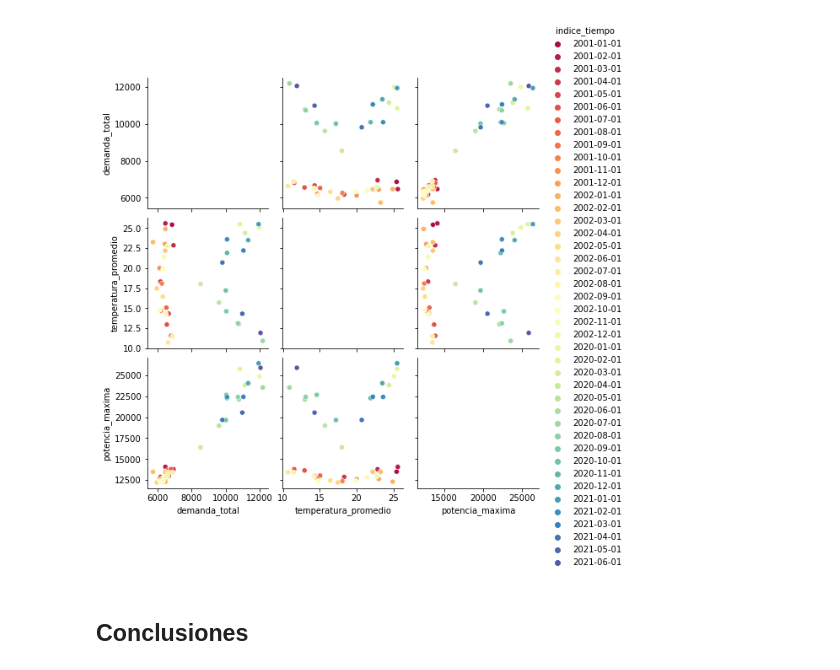
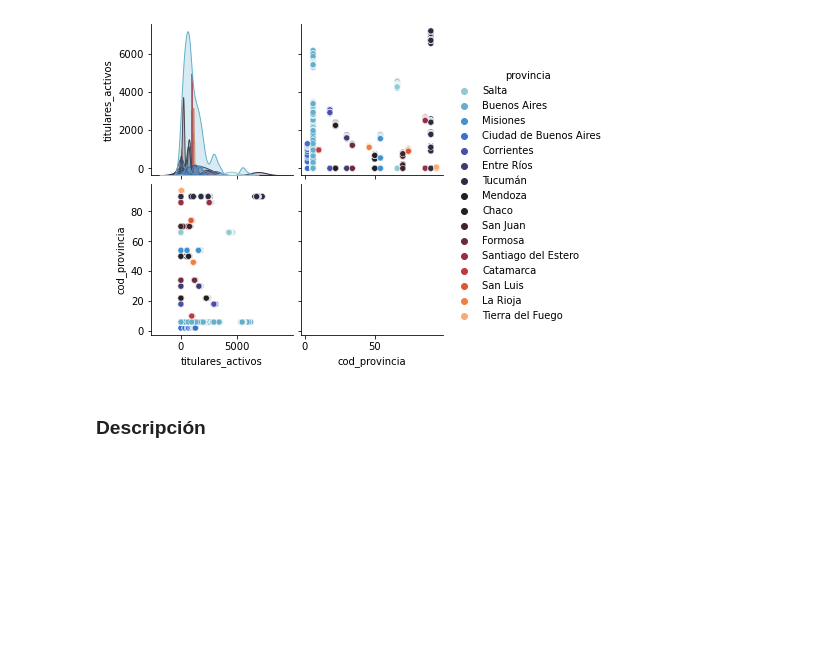
Before and after one commit to InakiEtc/Nadia, a Jupyter notebook: 2021/tp7/notebooks/main.ipynb, the cells around one changed output. Saved outputs shown, nothing was run; the diff lists cells and outputs as text; code cells hidden in the pictures; blank space fills up the shorter version.

```diff
--- a/2021/tp7/notebooks/main.ipynb
+++ b/2021/tp7/notebooks/main.ipynb
@@ -1,11 +1,11 @@
 # %%
 import pandas as pd
 import seaborn as sb
 
-data = pd.read_csv("../data/demandaElectricidadMensuales.csv",sep=",",engine="python")
-
-grafico = sb.pairplot(data,hue="indice_tiempo",palette="icefire")
+data = pd.read_csv("../data/ellas-hacen-titulares-activos.csv",sep=",",engine="python")
+data2 = data[["provincia","titulares_activos","cod_provincia"]]
+grafico = sb.pairplot(data2,hue="provincia",palette="icefire")
 # %% [output]
-[figure, old version]
+[figure, new version]
 # %% [markdown]
-## Conclusiones
+### Descripción
```
Also changed, not shown: 3 other files.
